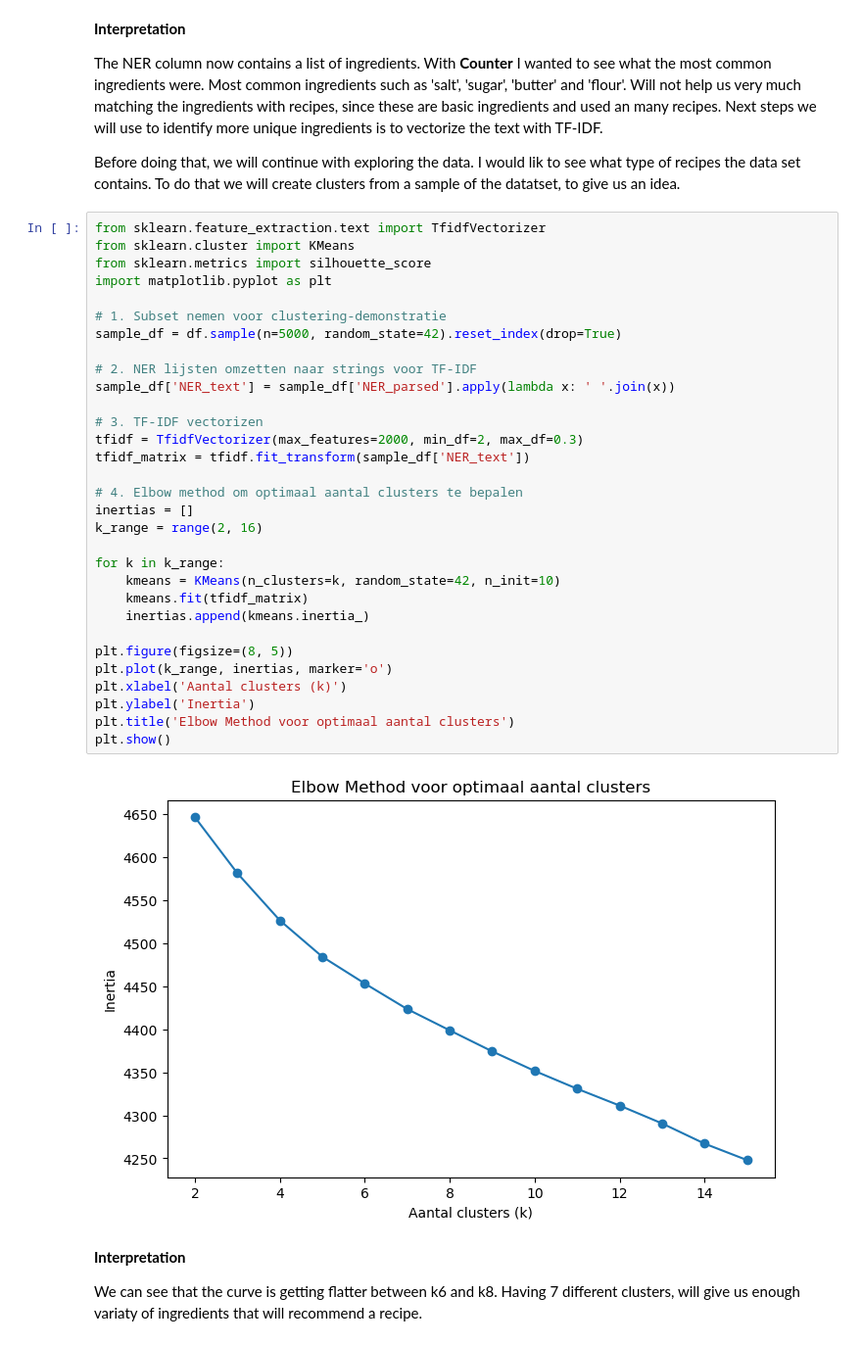
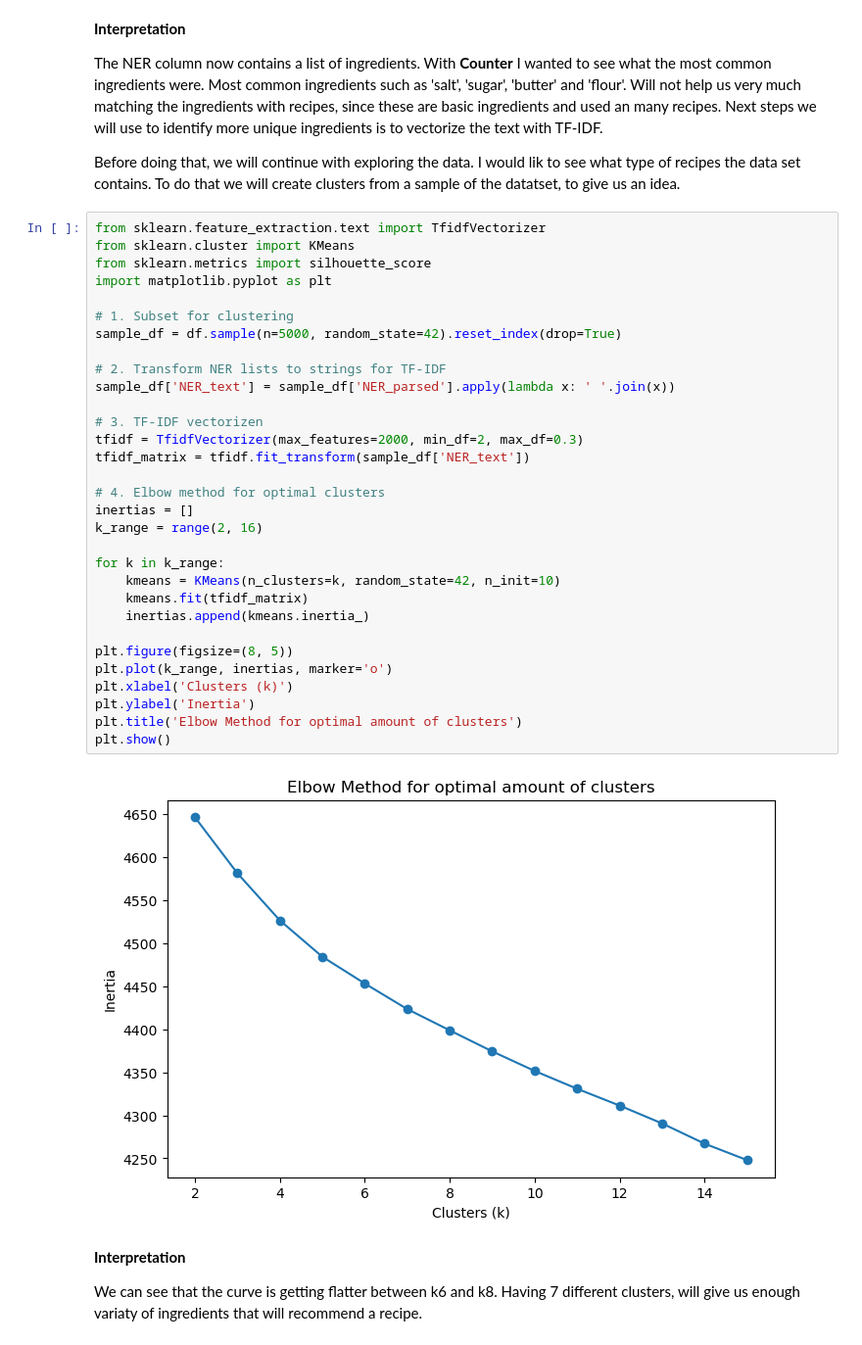
Before and after one commit to allyssa86-max/fridge-to-recipe-finder, a Jupyter notebook: Recipes-EDA.ipynb, the cells around one changed output. Shown at 98% size. Drawn from its saved outputs; the diff is of its cells as text.

```diff
--- a/Recipes-EDA.ipynb
+++ b/Recipes-EDA.ipynb
@@ -92,36 +92,36 @@ Before doing that, we will continue with exploring the data. I would lik to see
 # %%
 from sklearn.feature_extraction.text import TfidfVectorizer
 from sklearn.cluster import KMeans
 from sklearn.metrics import silhouette_score
 import matplotlib.pyplot as plt
 
-# 1. Subset nemen voor clustering-demonstratie
+# 1. Subset for clustering
 sample_df = df.sample(n=5000, random_state=42).reset_index(drop=True)
 
-# 2. NER lijsten omzetten naar strings voor TF-IDF
+# 2. Transform NER lists to strings for TF-IDF
 sample_df['NER_text'] = sample_df['NER_parsed'].apply(lambda x: ' '.join(x))
 
 # 3. TF-IDF vectorizen
 tfidf = TfidfVectorizer(max_features=2000, min_df=2, max_df=0.3)
 tfidf_matrix = tfidf.fit_transform(sample_df['NER_text'])
 
-# 4. Elbow method om optimaal aantal clusters te bepalen
+# 4. Elbow method for optimal clusters
 inertias = []
 k_range = range(2, 16)
 
 for k in k_range:
     kmeans = KMeans(n_clusters=k, random_state=42, n_init=10)
     kmeans.fit(tfidf_matrix)
     inertias.append(kmeans.inertia_)
 
 plt.figure(figsize=(8, 5))
 plt.plot(k_range, inertias, marker='o')
-plt.xlabel('Aantal clusters (k)')
+plt.xlabel('Clusters (k)')
 plt.ylabel('Inertia')
-plt.title('Elbow Method voor optimaal aantal clusters')
+plt.title('Elbow Method for optimal amount of clusters')
 plt.show()
 # %% [output]
-[figure, old version]
+[figure, new version]
 # %% [markdown]
 **Interpretation**
 
```
Also changed, not shown: parts of 3 cells of this notebook, 4 other files.
